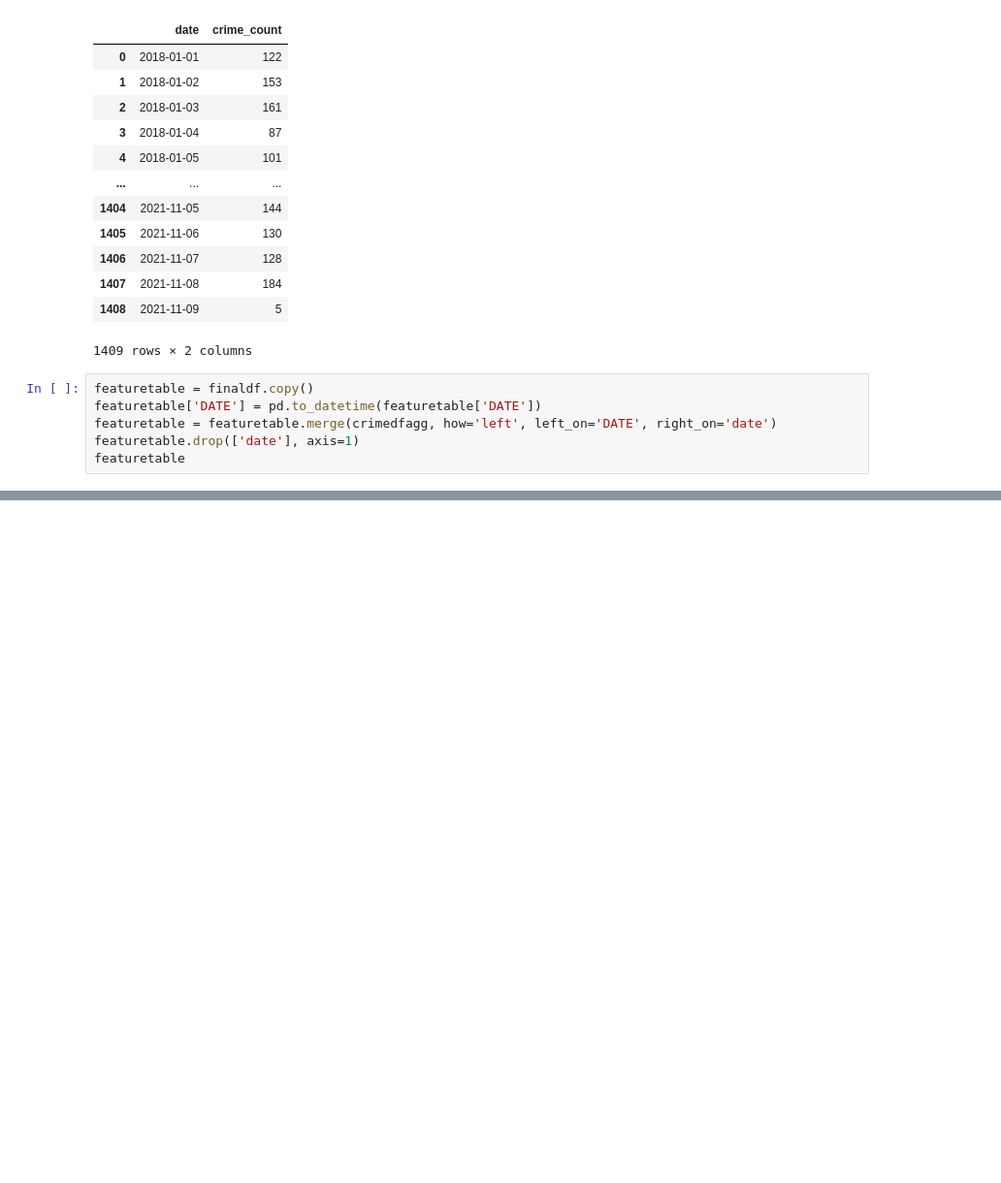
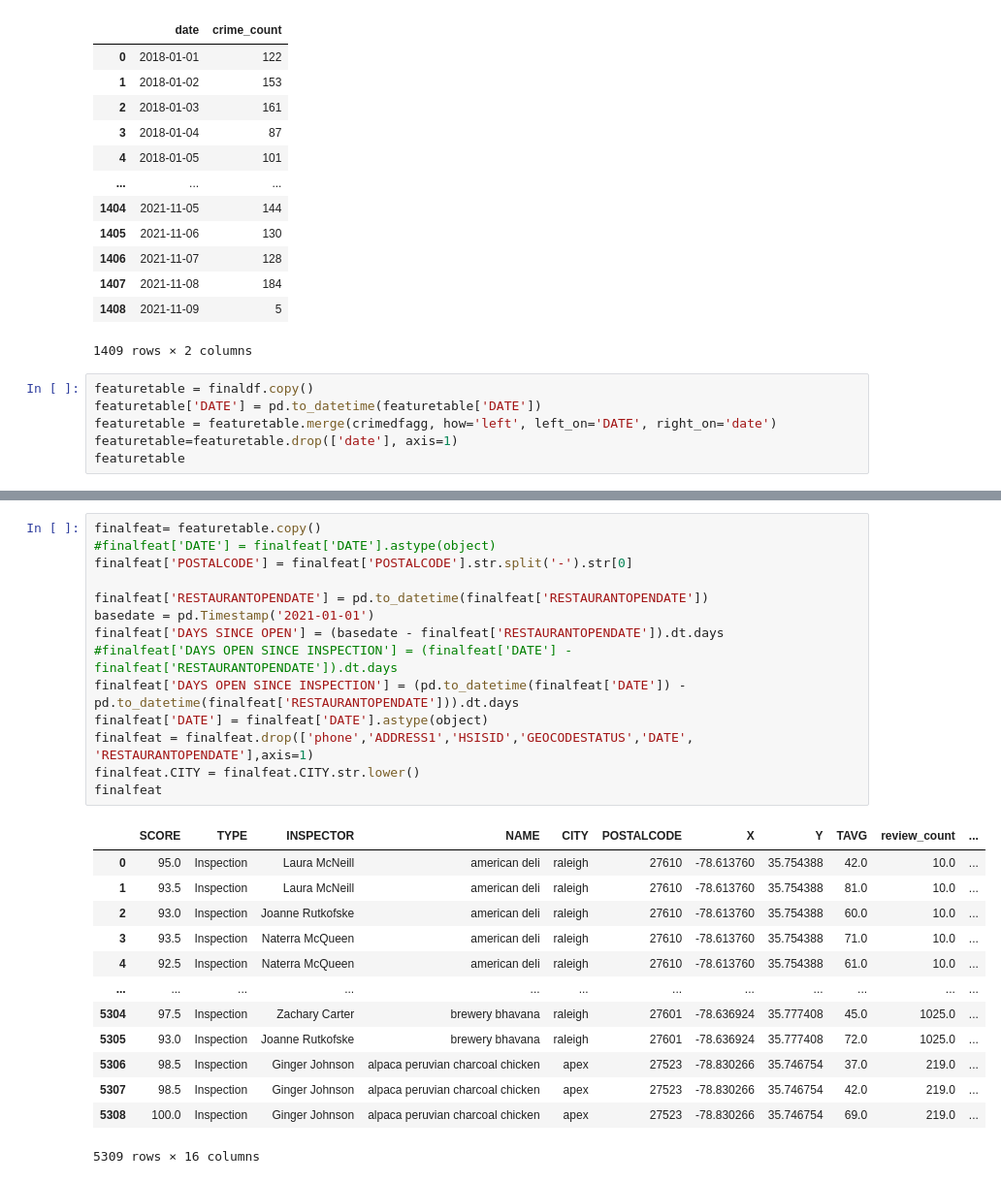
Before and after one commit to shyamal-anadkat/wake-county-food-inspections-analysis, a Jupyter notebook: Wake County -- Restaurant Food Inspections Analysis [AIPI510].ipynb, the cells around one changed output, grey strips where cells are left out. Shown at 97% size. Drawn from its saved outputs; the diff is of its cells as text; blank space fills up the shorter version.

Commit message:
Baseline modeling dataframes

```diff
--- a/Wake County -- Restaurant Food Inspections Analysis [AIPI510].ipynb
+++ b/Wake County -- Restaurant Food Inspections Analysis [AIPI510].ipynb
@@ -371,7 +383,7 @@ display(crimedfagg)
 featuretable = finaldf.copy()
 featuretable['DATE'] = pd.to_datetime(featuretable['DATE'])
 featuretable = featuretable.merge(crimedfagg, how='left', left_on='DATE', right_on='date')
-featuretable.drop(['date'], axis=1)
+featuretable=featuretable.drop(['date'], axis=1)
 featuretable
 # %% [output]
 |  | HSISID | SCORE | DATE | TYPE | INSPECTOR | NAME | ADDRESS1 | CITY | POSTALCODE | ... |
@@ -392,0 +425,28 @@ featuretable
+# %%
+finalfeat= featuretable.copy()
+#finalfeat['DATE'] = finalfeat['DATE'].astype(object)
+finalfeat['POSTALCODE'] = finalfeat['POSTALCODE'].str.split('-').str[0]
+
+finalfeat['RESTAURANTOPENDATE'] = pd.to_datetime(finalfeat['RESTAURANTOPENDATE'])
+basedate = pd.Timestamp('2021-01-01')
+finalfeat['DAYS SINCE OPEN'] = (basedate - finalfeat['RESTAURANTOPENDATE']).dt.days
+#finalfeat['DAYS OPEN SINCE INSPECTION'] = (finalfeat['DATE'] - finalfeat['RESTAURANTOPENDATE']).dt.days
+finalfeat['DAYS OPEN SINCE INSPECTION'] = (pd.to_datetime(finalfeat['DATE']) - pd.to_datetime(finalfeat['RESTAURANTOPENDATE'])).dt.days
+finalfeat['DATE'] = finalfeat['DATE'].astype(object)
+finalfeat = finalfeat.drop(['phone','ADDRESS1','HSISID','GEOCODESTATUS','DATE', 'RESTAURANTOPENDATE'],axis=1)
+finalfeat.CITY = finalfeat.CITY.str.lower()
+finalfeat
+# %% [output]
+|  | SCORE | TYPE | INSPECTOR | NAME | CITY | POSTALCODE | X | Y | TAVG | review_count | ... |
+| 0 | 95.0 | Inspection | Laura McNeill | american deli | raleigh | 27610 | -78.613760 | 35.754388 | 42.0 | 10.0 | ... |
+| 1 | 93.5 | Inspection | Laura McNeill | american deli | raleigh | 27610 | -78.613760 | 35.754388 | 81.0 | 10.0 | ... |
+| 2 | 93.0 | Inspection | Joanne Rutkofske | american deli | raleigh | 27610 | -78.613760 | 35.754388 | 60.0 | 10.0 | ... |
+| 3 | 93.5 | Inspection | Naterra McQueen | american deli | raleigh | 27610 | -78.613760 | 35.754388 | 71.0 | 10.0 | ... |
+| 4 | 92.5 | Inspection | Naterra McQueen | american deli | raleigh | 27610 | -78.613760 | 35.754388 | 61.0 | 10.0 | ... |
+| ... | ... | ... | ... | ... | ... | ... | ... | ... | ... | ... | ... |
+| 5304 | 97.5 | Inspection | Zachary Carter | brewery bhavana | raleigh | 27601 | -78.636924 | 35.777408 | 45.0 | 1025.0 | ... |
+| 5305 | 93.0 | Inspection | Joanne Rutkofske | brewery bhavana | raleigh | 27601 | -78.636924 | 35.777408 | 72.0 | 1025.0 | ... |
+| 5306 | 98.5 | Inspection | Ginger Johnson | alpaca peruvian charcoal chicken | apex | 27523 | -78.830266 | 35.746754 | 37.0 | 219.0 | ... |
+| 5307 | 98.5 | Inspection | Ginger Johnson | alpaca peruvian charcoal chicken | apex | 27523 | -78.830266 | 35.746754 | 42.0 | 219.0 | ... |
+| 5308 | 100.0 | Inspection | Ginger Johnson | alpaca peruvian charcoal chicken | apex | 27523 | -78.830266 | 35.746754 | 69.0 | 219.0 | ... |
+5309 rows × 16 columns
```
Also changed, not shown: parts of 11 cells of this notebook.
